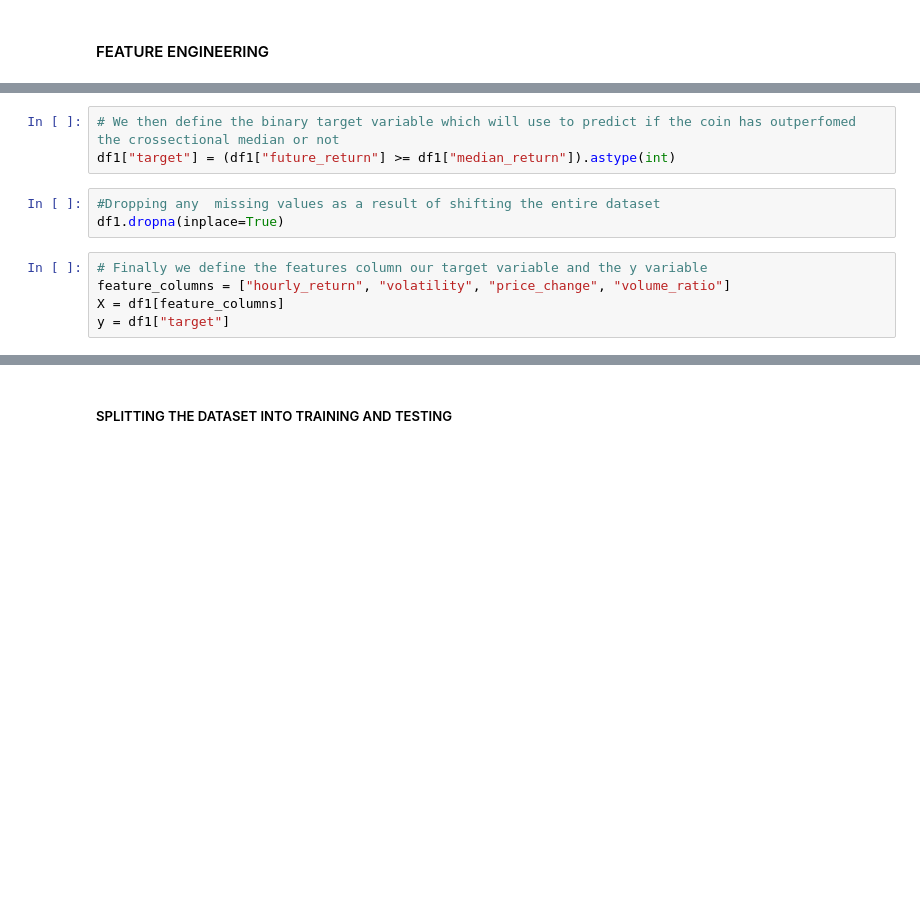
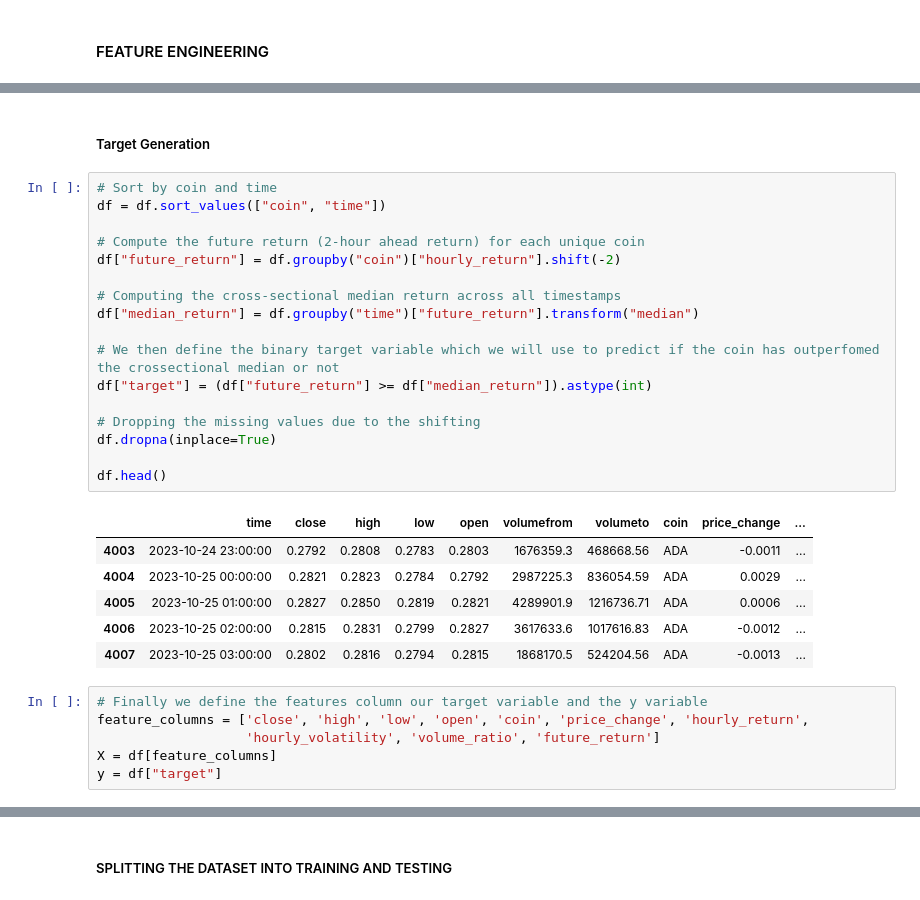
Before and after one commit to Philipmwasi/Statistical-Arbitrage, a Jupyter notebook: notebook.ipynb, the cells around one changed output, grey strips where cells are left out. Drawn from its saved outputs; the diff is of its cells as text; blank space fills up the shorter version.

```diff
--- a/notebook.ipynb
+++ b/notebook.ipynb
@@ -248,11 +221,32 @@ df1.head()
+# %% [markdown]
+##### Target Generation
 # %%
-# We then define the binary target variable which will use to predict if the coin has outperfomed the crossectional median or not
-df1["target"] = (df1["future_return"] >= df1["median_return"]).astype(int)
+# Sort by coin and time
+df = df.sort_values(["coin", "time"])
+
+# Compute the future return (2-hour ahead return) for each unique coin
+df["future_return"] = df.groupby("coin")["hourly_return"].shift(-2)
+
+# Computing the cross-sectional median return across all timestamps
+df["median_return"] = df.groupby("time")["future_return"].transform("median")
+
+# We then define the binary target variable which we will use to predict if the coin has outperfomed the crossectional median or not
+df["target"] = (df["future_return"] >= df["median_return"]).astype(int)
+
+# Dropping the missing values due to the shifting
+df.dropna(inplace=True)
+
+df.head()
+# %% [output]
+|  | time | close | high | low | open | volumefrom | volumeto | coin | price_change | ... |
+| 4003 | 2023-10-24 23:00:00 | 0.2792 | 0.2808 | 0.2783 | 0.2803 | 1676359.3 | 468668.56 | ADA | -0.0011 | ... |
+| 4004 | 2023-10-25 00:00:00 | 0.2821 | 0.2823 | 0.2784 | 0.2792 | 2987225.3 | 836054.59 | ADA | 0.0029 | ... |
+| 4005 | 2023-10-25 01:00:00 | 0.2827 | 0.2850 | 0.2819 | 0.2821 | 4289901.9 | 1216736.71 | ADA | 0.0006 | ... |
+| 4006 | 2023-10-25 02:00:00 | 0.2815 | 0.2831 | 0.2799 | 0.2827 | 3617633.6 | 1017616.83 | ADA | -0.0012 | ... |
+| 4007 | 2023-10-25 03:00:00 | 0.2802 | 0.2816 | 0.2794 | 0.2815 | 1868170.5 | 524204.56 | ADA | -0.0013 | ... |
-# %%
-#Dropping any  missing values as a result of shifting the entire dataset
-df1.dropna(inplace=True)
 # %%
 # Finally we define the features column our target variable and the y variable
-feature_columns = ["hourly_return", "volatility", "price_change", "volume_ratio"]
-X = df1[feature_columns]
-y = df1["target"]
+feature_columns = ['close', 'high', 'low', 'open', 'coin', 'price_change', 'hourly_return',
+                   'hourly_volatility', 'volume_ratio', 'future_return']
+X = df[feature_columns]
+y = df["target"]
```
Also changed, not shown: parts of 27 cells of this notebook.
